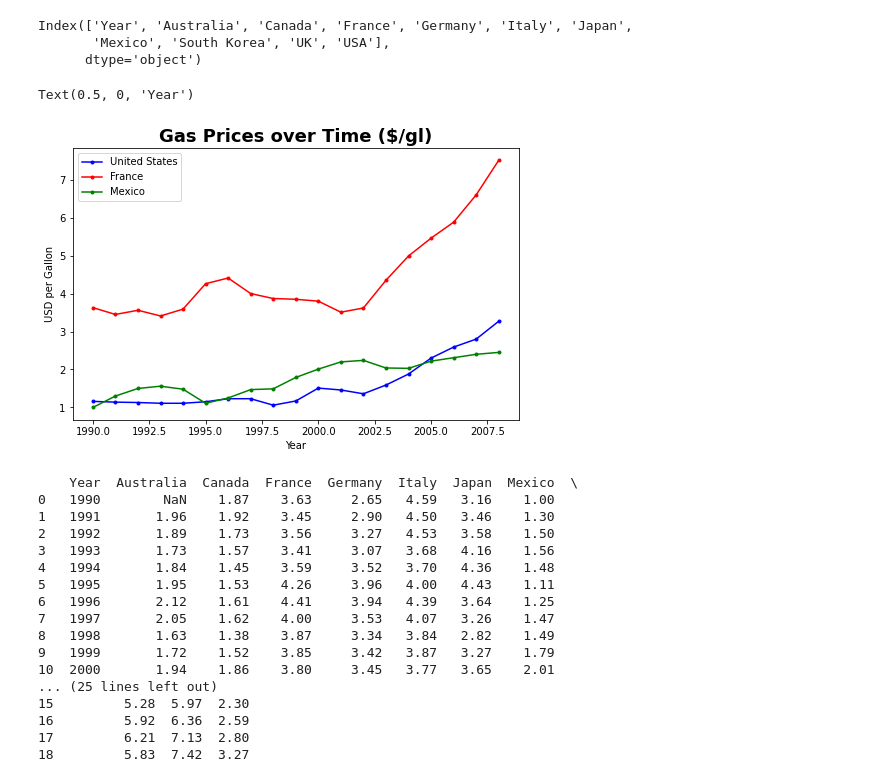
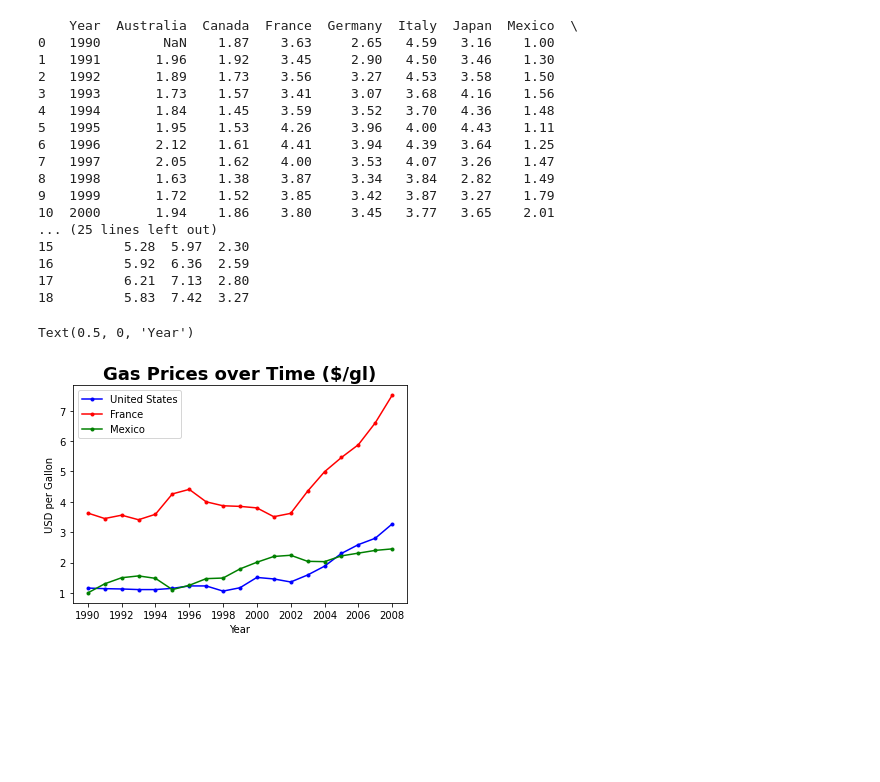
Before and after one commit to fg0611/path-to-data-science, a Jupyter notebook: gas-prices/gas.ipynb, the cells around one changed output. Saved outputs shown, nothing was run; the diff lists cells and outputs as text; code cells hidden in the pictures; blank space fills up the shorter version.

```diff
--- a/gas-prices/gas.ipynb
+++ b/gas-prices/gas.ipynb
@@ -4,41 +4,37 @@ import numpy as np
 import pandas as pd
 # %%
 gas = pd.read_csv('data.csv')
-print(gas.columns)
+years = gas.Year.tolist()
+print(gas)
 # %% [output]
-Index(['Year', 'Australia', 'Canada', 'France', 'Germany', 'Italy', 'Japan',
-       'Mexico', 'South Korea', 'UK', 'USA'],
-      dtype='object')
+    Year  Australia  Canada  France  Germany  Italy  Japan  Mexico  \
+0   1990        NaN    1.87    3.63     2.65   4.59   3.16    1.00
+1   1991       1.96    1.92    3.45     2.90   4.50   3.46    1.30
+2   1992       1.89    1.73    3.56     3.27   4.53   3.58    1.50
+3   1993       1.73    1.57    3.41     3.07   3.68   4.16    1.56
+4   1994       1.84    1.45    3.59     3.52   3.70   4.36    1.48
+5   1995       1.95    1.53    4.26     3.96   4.00   4.43    1.11
+6   1996       2.12    1.61    4.41     3.94   4.39   3.64    1.25
+7   1997       2.05    1.62    4.00     3.53   4.07   3.26    1.47
+8   1998       1.63    1.38    3.87     3.34   3.84   2.82    1.49
+9   1999       1.72    1.52    3.85     3.42   3.87   3.27    1.79
+10  2000       1.94    1.86    3.80     3.45   3.77   3.65    2.01
+... (25 lines left out)
+15         5.28  5.97  2.30
+16         5.92  6.36  2.59
+17         6.21  7.13  2.80
+18         5.83  7.42  3.27
 # %%
-plt.figure(figsize=(8,5))
+# plt.figure(figsize=(8,5))
 plt.title('Gas Prices over Time ($/gl)', fontdict={'fontweight':'bold', 'fontsize': 18})
 
-plt.plot(gas.Year, gas.USA, 'b.-', label='United States')
-plt.plot(gas.Year, gas.France, 'r.-', label='France')
-plt.plot(gas.Year, gas.Mexico, 'g.-', label='Mexico')
+plt.plot(years, gas.USA, 'b.-', label='United States')
+plt.plot(years, gas.France, 'r.-', label='France')
+plt.plot(years, gas.Mexico, 'g.-', label='Mexico')
 plt.legend()
+plt.xticks(years[::2])
 plt.ylabel('USD per Gallon')
 plt.xlabel('Year')
 # %% [output]
 Text(0.5, 0, 'Year')
-[figure, old version]
+[figure, new version]
-# %%
-print(gas)
-# %% [output]
-    Year  Australia  Canada  France  Germany  Italy  Japan  Mexico  \
-0   1990        NaN    1.87    3.63     2.65   4.59   3.16    1.00
-1   1991       1.96    1.92    3.45     2.90   4.50   3.46    1.30
-2   1992       1.89    1.73    3.56     3.27   4.53   3.58    1.50
-3   1993       1.73    1.57    3.41     3.07   3.68   4.16    1.56
-4   1994       1.84    1.45    3.59     3.52   3.70   4.36    1.48
-5   1995       1.95    1.53    4.26     3.96   4.00   4.43    1.11
-6   1996       2.12    1.61    4.41     3.94   4.39   3.64    1.25
-7   1997       2.05    1.62    4.00     3.53   4.07   3.26    1.47
-8   1998       1.63    1.38    3.87     3.34   3.84   2.82    1.49
-9   1999       1.72    1.52    3.85     3.42   3.87   3.27    1.79
-10  2000       1.94    1.86    3.80     3.45   3.77   3.65    2.01
-... (25 lines left out)
-15         5.28  5.97  2.30
-16         5.92  6.36  2.59
-17         6.21  7.13  2.80
-18         5.83  7.42  3.27
```
Also changed, not shown: parts of 6 cells of this notebook, 2 other files.
